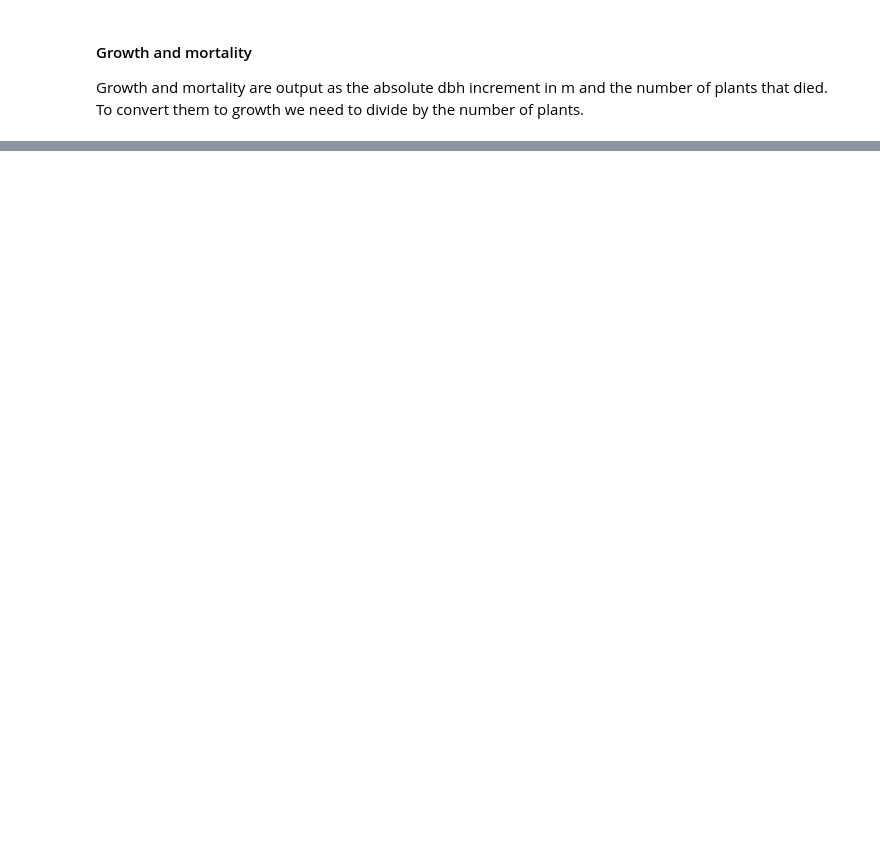
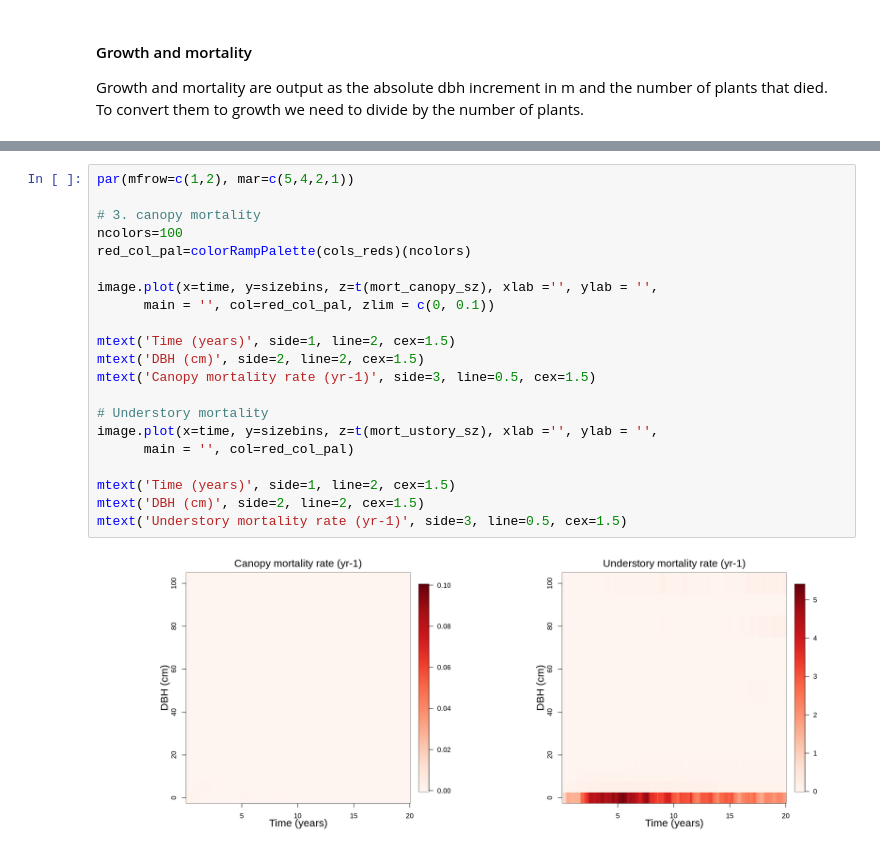
Before and after one commit to NGEET/fates-tutorial, a Jupyter notebook: fates-tutorial-jupyter-book/Lesson3_R_version.ipynb, the cells around one changed output, grey strips where cells are left out. Cells and saved outputs as stored; diff of their text form; blank space fills up the shorter version.

```diff
--- a/fates-tutorial-jupyter-book/Lesson3_R_version.ipynb
+++ b/fates-tutorial-jupyter-book/Lesson3_R_version.ipynb
@@ -239,0 +208,23 @@ for (i in 1:(length(ddbh_canopy_sz))) {
+# %%
+par(mfrow=c(1,2), mar=c(5,4,2,1))
+
+# 3. canopy mortality
+ncolors=100
+red_col_pal=colorRampPalette(cols_reds)(ncolors)
+
+image.plot(x=time, y=sizebins, z=t(mort_canopy_sz), xlab ='', ylab = '',
+      main = '', col=red_col_pal, zlim = c(0, 0.1))
+
+mtext('Time (years)', side=1, line=2, cex=1.5)
+mtext('DBH (cm)', side=2, line=2, cex=1.5)
+mtext('Canopy mortality rate (yr-1)', side=3, line=0.5, cex=1.5)
+
+# Understory mortality
+image.plot(x=time, y=sizebins, z=t(mort_ustory_sz), xlab ='', ylab = '',
+      main = '', col=red_col_pal)
+
+mtext('Time (years)', side=1, line=2, cex=1.5)
+mtext('DBH (cm)', side=2, line=2, cex=1.5)
+mtext('Understory mortality rate (yr-1)', side=3, line=0.5, cex=1.5)
+# %% [output]
+[figure, added]
```
Also changed, not shown: parts of 10 cells of this notebook, 2 other files.
